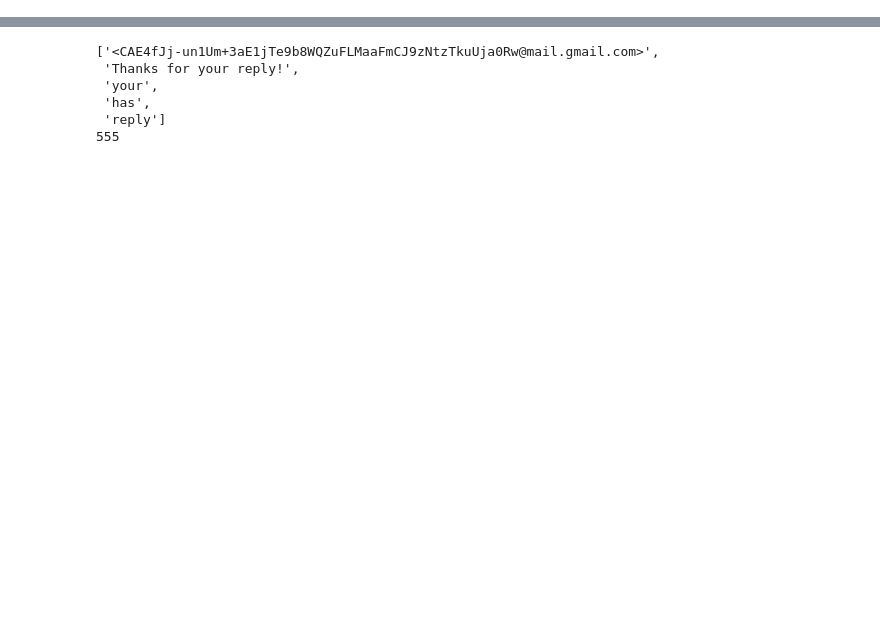
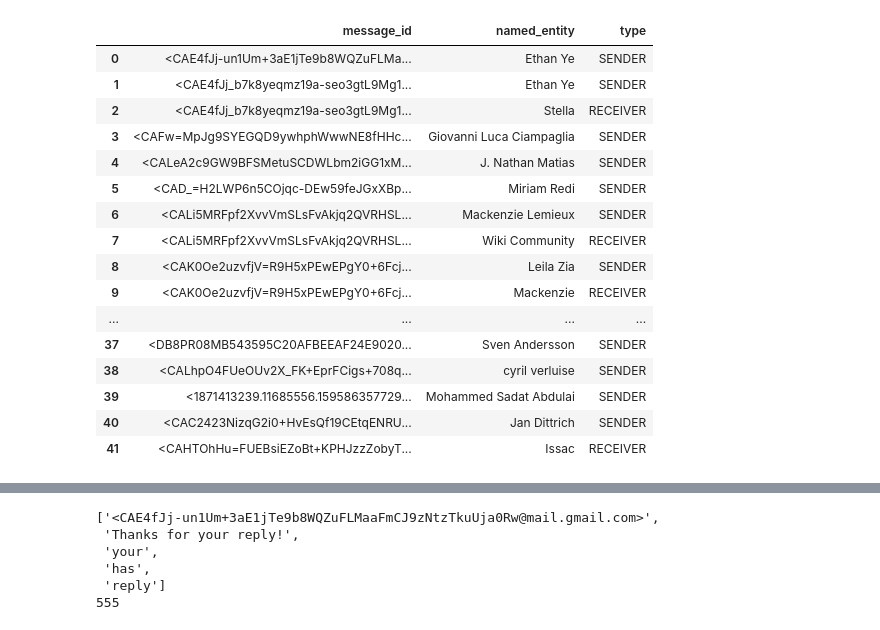
Before and after one commit to oratosa/OpenIE, a Jupyter notebook: main.ipynb, the cells around one changed output, grey strips where cells are left out. Saved outputs shown, nothing was run; the diff lists cells and outputs as text; code cells hidden in the pictures; blank space fills up the shorter version.

```diff
--- a/main.ipynb
+++ b/main.ipynb
@@ -81,0 +136,34 @@ sentence_df = pd.DataFrame(sentence_list,columns=['Message-ID','sentence'])
+# %%
+#  送受信者に関するEntity
+rows = []
+for message_id, values in refer_pronoun.items():
+    try:
+        row1 = [message_id, values['I'], 'SENDER']
+        rows.append(row1)
+    except:
+        pass
+    try:
+        row2 = [message_id, values['YOU'], 'RECEIVER']
+        rows.append(row2)
+    except:
+        pass
+ne_from_header_df = pd.DataFrame(rows,columns=['message_id','named_entity','type'])
+ne_from_header_df
+# %% [output]
+|  | message_id | named_entity | type |
+| 0 | <CAE4fJj-un1Um+3aE1jTe9b8WQZuFLMa... | Ethan Ye | SENDER |
+| 1 | <CAE4fJj_b7k8yeqmz19a-seo3gtL9Mg1... | Ethan Ye | SENDER |
+| 2 | <CAE4fJj_b7k8yeqmz19a-seo3gtL9Mg1... | Stella | RECEIVER |
+| 3 | <CAFw=MpJg9SYEGQD9ywhphWwwNE8fHHc... | Giovanni Luca Ciampaglia | SENDER |
+| 4 | <CALeA2c9GW9BFSMetuSCDWLbm2iGG1xM... | J. Nathan Matias | SENDER |
+| 5 | <CAD_=H2LWP6n5COjqc-DEw59feJGxXBp... | Miriam Redi | SENDER |
+| 6 | <CALi5MRFpf2XvvVmSLsFvAkjq2QVRHSL... | Mackenzie Lemieux | SENDER |
+| 7 | <CALi5MRFpf2XvvVmSLsFvAkjq2QVRHSL... | Wiki Community | RECEIVER |
+| 8 | <CAK0Oe2uzvfjV=R9H5xPEwEPgY0+6Fcj... | Leila Zia | SENDER |
+| 9 | <CAK0Oe2uzvfjV=R9H5xPEwEPgY0+6Fcj... | Mackenzie | RECEIVER |
+| ... | ... | ... | ... |
+| 37 | <DB8PR08MB543595C20AFBEEAF24E9020... | Sven Andersson | SENDER |
+| 38 | <CALhpO4FUeOUv2X_FK+EprFCigs+708q... | cyril verluise | SENDER |
+| 39 | <1871413239.11685556.159586357729... | Mohammed Sadat Abdulai | SENDER |
+| 40 | <CAC2423NizqG2i0+HvEsQf19CEtqENRU... | Jan Dittrich | SENDER |
+| 41 | <CAHTOhHu=FUEBsiEZoBt+KPHJzzZobyT... | Issac | RECEIVER |
```
Also changed, not shown: parts of 12 cells of this notebook.
